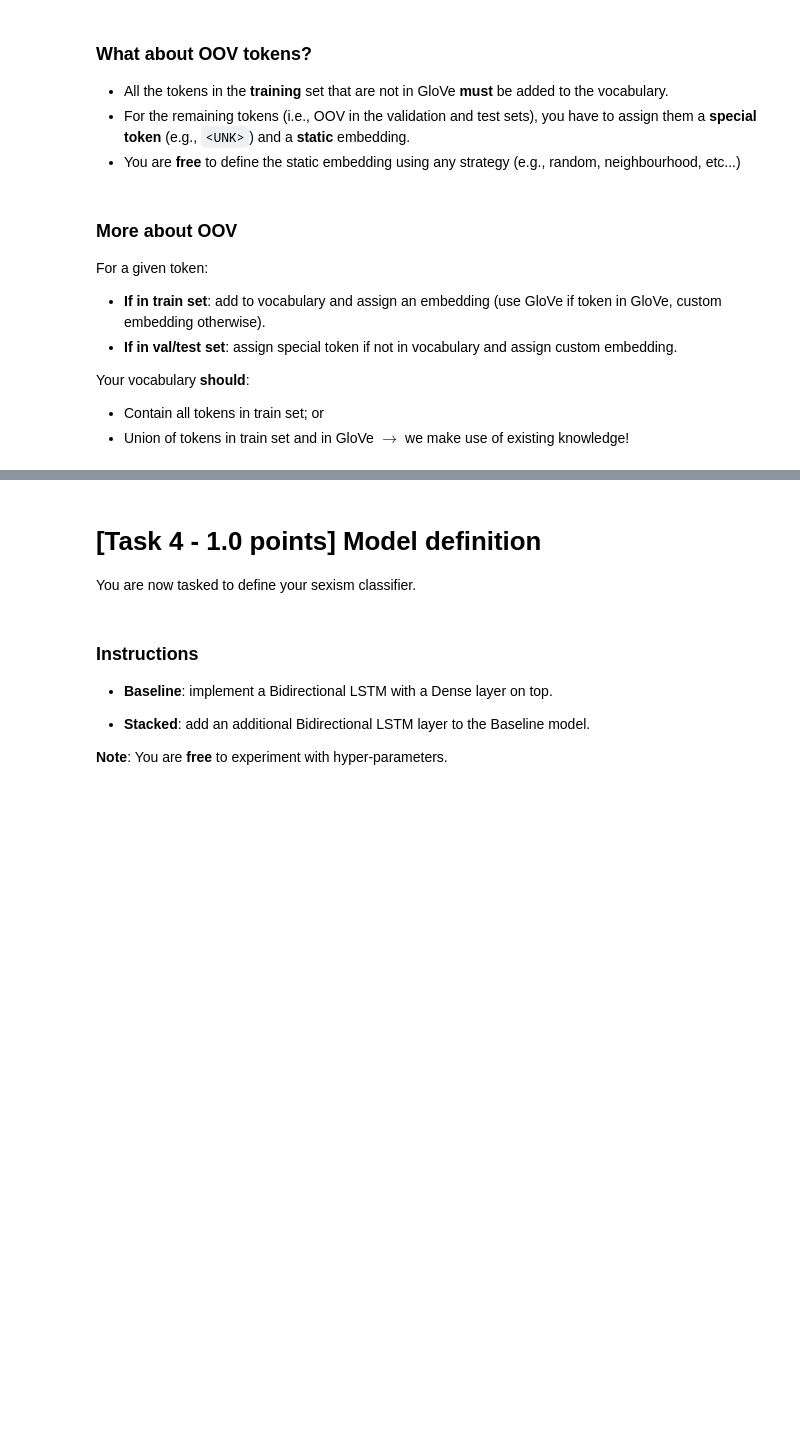
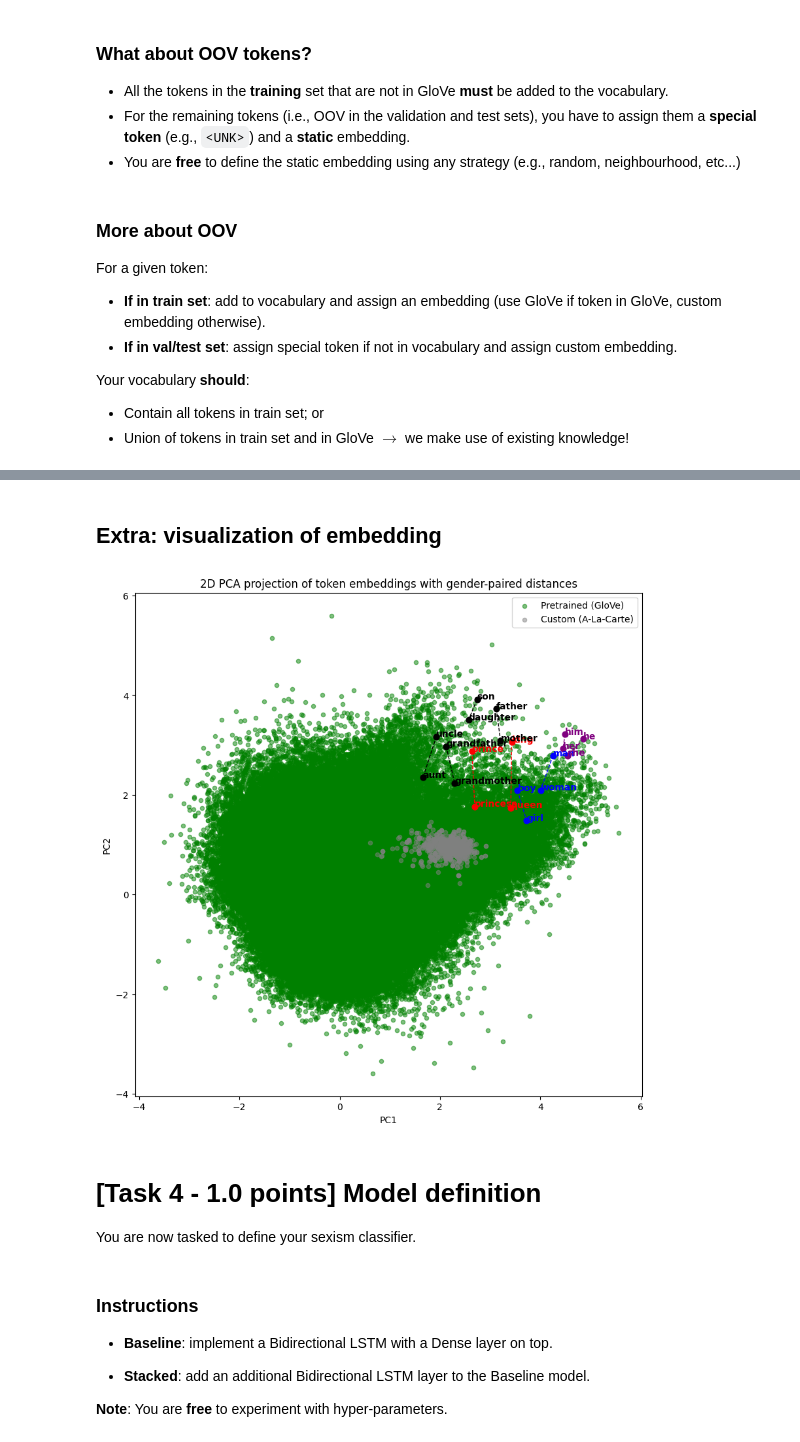
Before and after one commit to 26leonardo/NLP_project, a Jupyter notebook: BILLI/Assignment1-2526.ipynb, the cells around one changed output, grey strips where cells are left out. Saved outputs shown, nothing was run; the diff lists cells and outputs as text; code cells hidden in the pictures; blank space fills up the shorter version.

```diff
--- a/BILLI/Assignment1-2526.ipynb
+++ b/BILLI/Assignment1-2526.ipynb
@@ -596,7 +636,7 @@ train_custom_embeddings = create_custom_embeddings_for_train_oov(
 )
 
 # Build tokenizer with full vocabulary
-tokenizer = build_tokenizer_with_vocabulary(vocabulary, oov_token=OOV_TOKEN)
+tokenizer = build_tokenizer_with_vocabulary(vocabulary, train_tokens, oov_token=OOV_TOKEN)
 vocab_size = len(tokenizer.word_index) + 1 # +1 for index 0 for padding
 
 print(f"Vocabulary size: {vocab_size}")
@@ -604,9 +644,11 @@ print(f"Vocabulary size: {vocab_size}")
 # Build embedding matrix
 embedding_matrix = build_embedding_matrix(
     tokenizer, embedding_model, train_custom_embeddings, oov_token=OOV_TOKEN,
-    # verbose=True
+    verbose=False
 )
 
+print(f"Embedding matrix shape: {embedding_matrix.shape}")
+
 # NOTE: the test/val OOV will be handled at inference time thanks to the contexts of the batches
 # %% [output]
 Training tokens: 9116
@@ -618,3 +661,74 @@ Vocabulary size: 340183
+# %% [markdown]
+## Extra: visualization of embedding
+# %%
+token_to_embedding = {word : embedding_matrix[idx] for word, idx in tokenizer.word_index.items()}
+tokens = list(token_to_embedding.keys())
+embeddings = np.array([token_to_embedding[t] for t in tokens])
+
+# NOTE: the 3d reduction wasn't more informative so we kept only this one
+pca_2d = PCA(n_components=2)
+embeddings_2d = pca_2d.fit_transform(embeddings)
+token_to_2d = {token: embeddings_2d[i] for i, token in enumerate(tokens)}
+
+# Separate tokens into pretrained (from GloVe) and custom (A-La-Carte generated)
+pretrained_tokens = set(embedding_model.index_to_key)
+custom_tokens = set(train_custom_embeddings.keys())
+
+# Get embeddings for each category
+pretrained_coords = np.array([token_to_2d[t] for t in tokens if t in pretrained_tokens])
+custom_coords = np.array([token_to_2d[t] for t in tokens if t in custom_tokens])
+
+# Define gender-paired tuples
+# TODO: add more and more informative
+gender_pairs = (
+    (("king", "queen"), ("prince", "princess")),
+    (("man", "woman"), ("boy", "girl")),
+    (("father", "mother"), ("son", "daughter"), ("grandfather", "grandmother"), ("uncle", "aunt")),
+    (("he", "she"), ("him", "her")),
+)
+word_groups = [(
+    word
+    for pair in group
+    for word in pair
+) for group in gender_pairs]
+
+# Define up to 10 distinct colors for the groups
+group_colors = [
+    "red", "blue", "black", "purple", "orange",
+    "pink", "cyan", "magenta", "black", "yellow",
+    "brown"
+]
+
+plt.figure(figsize=tuple(np.array((10,10)) * 1)) # NOTE: to easysily scale the plot
+
+# Plot pretrained tokens in green and custom tokens in gray
+plt.scatter(pretrained_coords[:, 0], pretrained_coords[:, 1], alpha=0.5, color="green", label="Pretrained (GloVe)", s=20)
+plt.scatter(custom_coords[:, 0], custom_coords[:, 1], alpha=0.5, color="grey", label="Custom (A-La-Carte)", s=20)
+
+# Plot each group with color
+for i, group in enumerate(word_groups):
+    color = group_colors[i % len(group_colors)]
+    for w in group:
+        if w in token_to_2d:
+            c = token_to_2d[w]
+            plt.scatter(c[0], c[1], color=color, s=40)
+            plt.text(c[0], c[1], w, fontsize=10, color=color, weight='bold')
+
+# Draw lines between gender-paired words
+for i, pair_group in enumerate(gender_pairs):
+    color = group_colors[i % len(group_colors)]
+    for w1, w2 in pair_group:
+        if w1 in token_to_2d and w2 in token_to_2d:
+            c1, c2 = token_to_2d[w1], token_to_2d[w2]
+            plt.plot([c1[0], c2[0]], [c1[1], c2[1]], color=color, linestyle='--', linewidth=1)
+
+plt.title("2D PCA projection of token embeddings with gender-paired distances")
+plt.xlabel("PC1")
+plt.ylabel("PC2")
+plt.legend()
+plt.show()
+# %% [output]
+[figure, added]
 # %% [markdown]
 # [Task 4 - 1.0 points] Model definition
 
```
Also changed, not shown: parts of 25 cells of this notebook.
